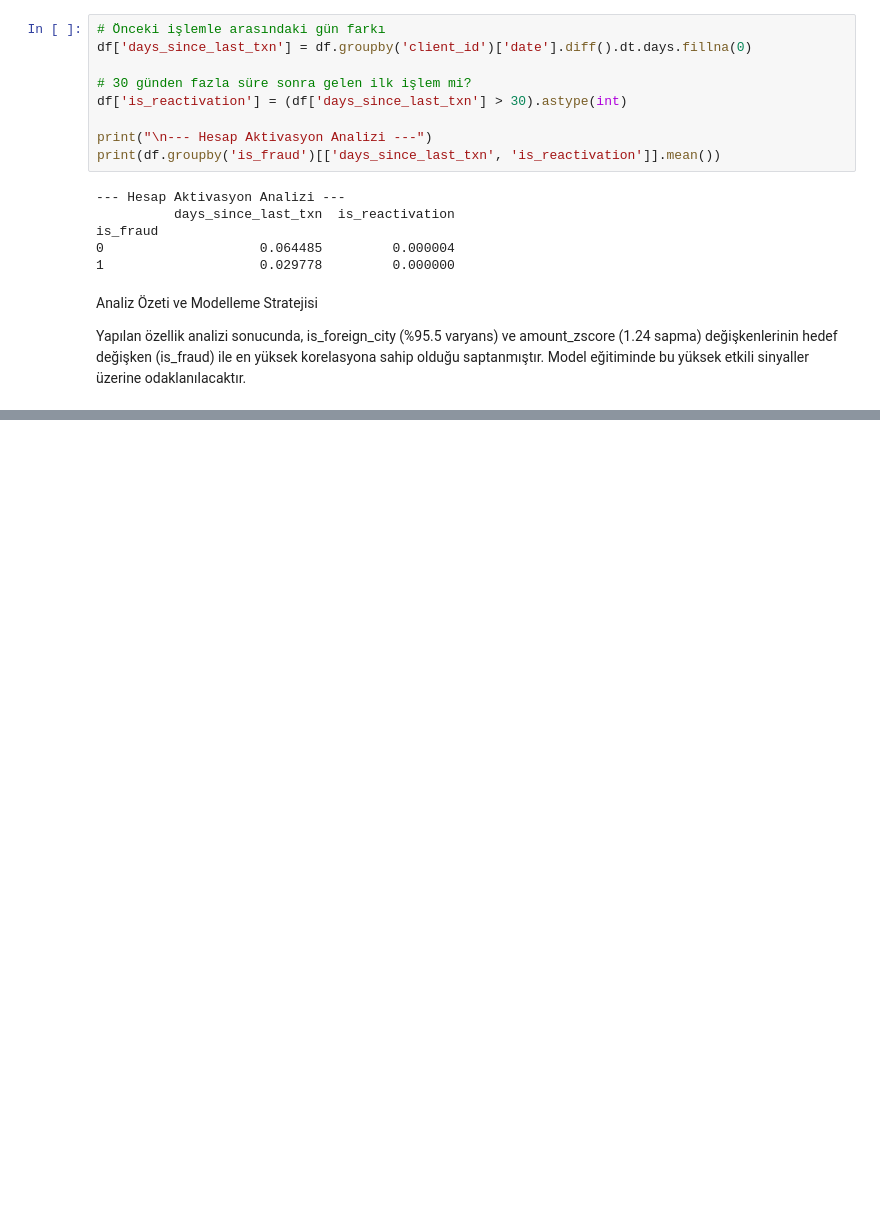
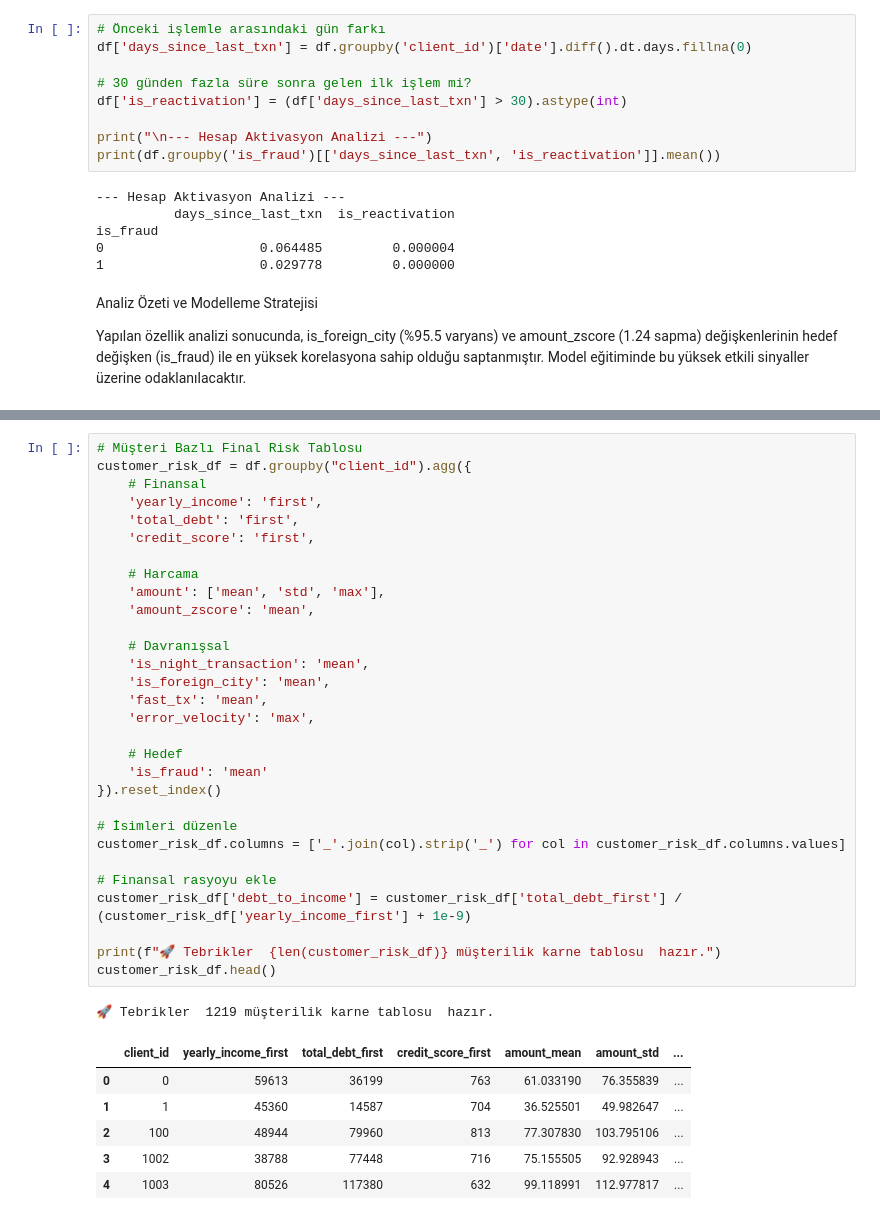
Before and after one commit to bank-shield-ai/bank-shield-ai, a Jupyter notebook: notebooks/02_behavioral_risk_model.ipynb, the cells around one changed output, grey strips where cells are left out. Drawn from its saved outputs; the diff is of its cells as text; blank space fills up the shorter version.

Commit message:
feat: create customer-level risk summary and save to processed data

```diff
--- a/notebooks/02_behavioral_risk_model.ipynb
+++ b/notebooks/02_behavioral_risk_model.ipynb
@@ -323,0 +379,38 @@ Yapılan özellik analizi sonucunda, is_foreign_city (%95.5 varyans) ve amount_z
+# %%
+# Müşteri Bazlı Final Risk Tablosu
+customer_risk_df = df.groupby("client_id").agg({
+    # Finansal
+    'yearly_income': 'first',
+    'total_debt': 'first',
+    'credit_score': 'first',
+
+    # Harcama
+    'amount': ['mean', 'std', 'max'],
+    'amount_zscore': 'mean',
+
+    # Davranışsal
+    'is_night_transaction': 'mean',
+    'is_foreign_city': 'mean',
+    'fast_tx': 'mean',
+    'error_velocity': 'max',
+
+    # Hedef
+    'is_fraud': 'mean'
+}).reset_index()
+
+# İsimleri düzenle
+customer_risk_df.columns = ['_'.join(col).strip('_') for col in customer_risk_df.columns.values]
+
+# Finansal rasyoyu ekle
+customer_risk_df['debt_to_income'] = customer_risk_df['total_debt_first'] / (customer_risk_df['yearly_income_first'] + 1e-9)
+
+print(f"🚀 Tebrikler  {len(customer_risk_df)} müşterilik karne tablosu  hazır.")
+customer_risk_df.head()
+# %% [output]
+🚀 Tebrikler  1219 müşterilik karne tablosu  hazır.
+|  | client_id | yearly_income_first | total_debt_first | credit_score_first | amount_mean | amount_std | ... |
+| 0 | 0 | 59613 | 36199 | 763 | 61.033190 | 76.355839 | ... |
+| 1 | 1 | 45360 | 14587 | 704 | 36.525501 | 49.982647 | ... |
+| 2 | 100 | 48944 | 79960 | 813 | 77.307830 | 103.795106 | ... |
+| 3 | 1002 | 38788 | 77448 | 716 | 75.155505 | 92.928943 | ... |
+| 4 | 1003 | 80526 | 117380 | 632 | 99.118991 | 112.977817 | ... |
```
Also changed, not shown: parts of 5 cells of this notebook.
